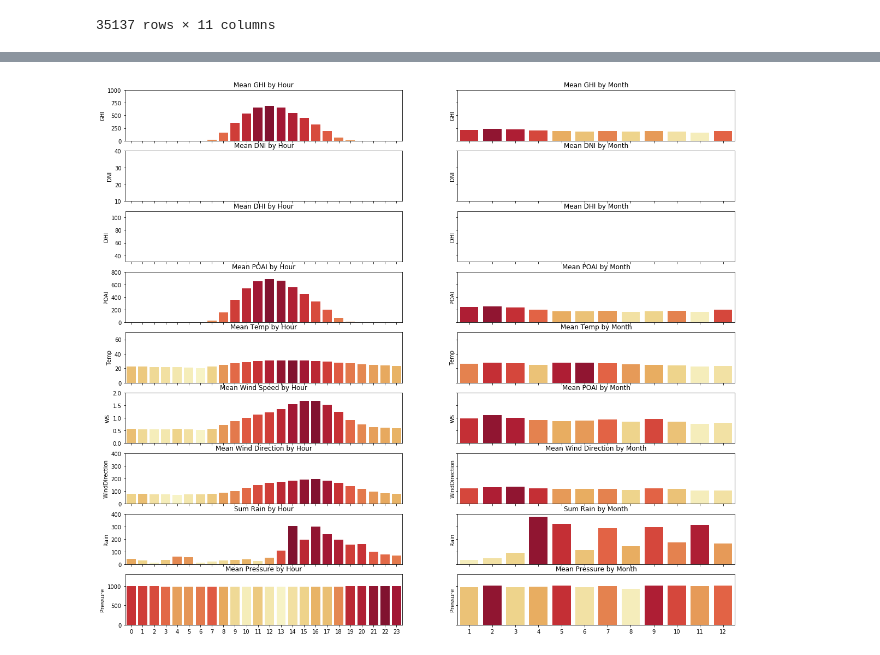
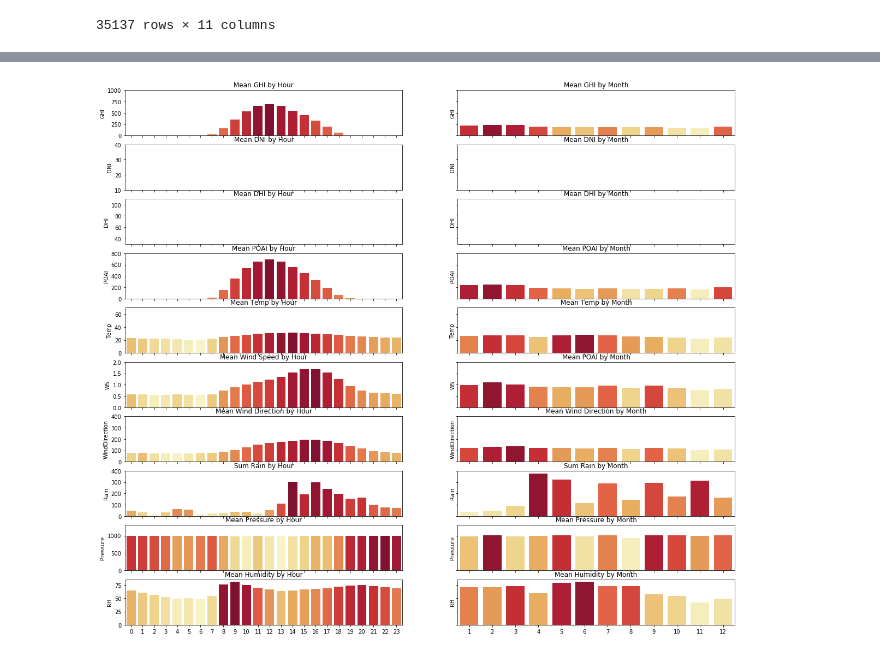
Before and after one commit to hazmi16194/projectDataScience, a Jupyter notebook: ProjectDataScience.ipynb, the cells around one changed output, grey strips where cells are left out. Drawn from its saved outputs; the diff is of its cells as text; code cells hidden in the pictures.

```diff
--- a/ProjectDataScience.ipynb
+++ b/ProjectDataScience.ipynb
@@ -67,7 +69,7 @@ data
 35137 rows × 11 columns
 # %%
 # Drop unknown column
-data = data.drop(columns=['RH', 'PWat'])
+data = data.drop(columns=['PWat'])
 # %%
 from datetime import datetime
 from pytz import timezone
@@ -125,5 +127,5 @@ data.describe()
 # %%
-f, ((ax1, ax2), (ax3, ax4), (ax5, ax6), (ax7, ax8), (ax9, ax10), (ax11, ax12), (ax13, ax14), (ax15, ax16), (ax17,ax18)) = plt.subplots(9, 2, sharex='col', sharey='row', figsize=(20,18))
+f, ((ax1, ax2), (ax3, ax4), (ax5, ax6), (ax7, ax8), (ax9, ax10), (ax11, ax12), (ax13, ax14), (ax15, ax16), (ax17,ax18), (ax19,ax20)) = plt.subplots(10, 2, sharex='col', sharey='row', figsize=(20,18))
 ax1.set_ylim(0,1000)
 ax3.set_ylim(10,40)
 ax5.set_ylim(30,110)
@@ -219,31 +221,43 @@ pal = sns.color_palette("YlOrRd_r", len(grouped_m))
 rank = grouped_m['WindDirection'].argsort().argsort()
 g = sns.barplot(x="MonthOfYear", y='WindDirection', data=grouped_m, palette=np.array(pal[::-1])[rank], ax=ax14)
 ax14.set_xlabel('')
 
 ax15.set_title('Sum Rain by Hour')
 pal = sns.color_palette("YlOrRd_r", len(grouped_h))
 rank = grouped_h['Rain'].argsort().argsort()
 g = sns.barplot(x="TimeOfDay(h)", y='Rain', data=grouped_hR, palette=np.array(pal[::-1])[rank], ax=ax15)
 ax15.set_xlabel('')
 
 ax16.set_title('Sum Rain by Month')
 pal = sns.color_palette("YlOrRd_r", len(grouped_m))
 rank = grouped_m['Rain'].argsort().argsort()
 g = sns.barplot(x="MonthOfYear", y='Rain', data=grouped_mR, palette=np.array(pal[::-1])[rank], ax=ax16)
 ax16.set_xlabel('')
 
 ax17.set_title('Mean Pressure by Hour')
 pal = sns.color_palette("YlOrRd_r", len(grouped_h))
 rank = grouped_h['Pressure'].argsort().argsort()
 g = sns.barplot(x="TimeOfDay(h)", y='Pressure', data=grouped_h, palette=np.array(pal[::-1])[rank], ax=ax17)
 ax17.set_xlabel('')
 
 ax18.set_title('Mean Pressure by Month')
 pal = sns.color_palette("YlOrRd_r", len(grouped_m))
 rank = grouped_m['Pressure'].argsort().argsort()
 g = sns.barplot(x="MonthOfYear", y='Pressure', data=grouped_m, palette=np.array(pal[::-1])[rank], ax=ax18)
 ax18.set_xlabel('')
 
+ax19.set_title('Mean Humidity by Hour')
+pal = sns.color_palette("YlOrRd_r", len(grouped_h))
+rank = grouped_h['RH'].argsort().argsort()
+g = sns.barplot(x="TimeOfDay(h)", y='RH', data=grouped_h, palette=np.array(pal[::-1])[rank], ax=ax19)
+ax19.set_xlabel('')
+
+ax20.set_title('Mean Humidity by Month')
+pal = sns.color_palette("YlOrRd_r", len(grouped_m))
+rank = grouped_m['RH'].argsort().argsort()
+g = sns.barplot(x="MonthOfYear", y='RH', data=grouped_m, palette=np.array(pal[::-1])[rank], ax=ax20)
+ax20.set_xlabel('')
+
 plt.show()
 # %% [output]
-[figure, old version]
+[figure, new version]
```
Also changed, not shown: parts of 7 cells of this notebook.
